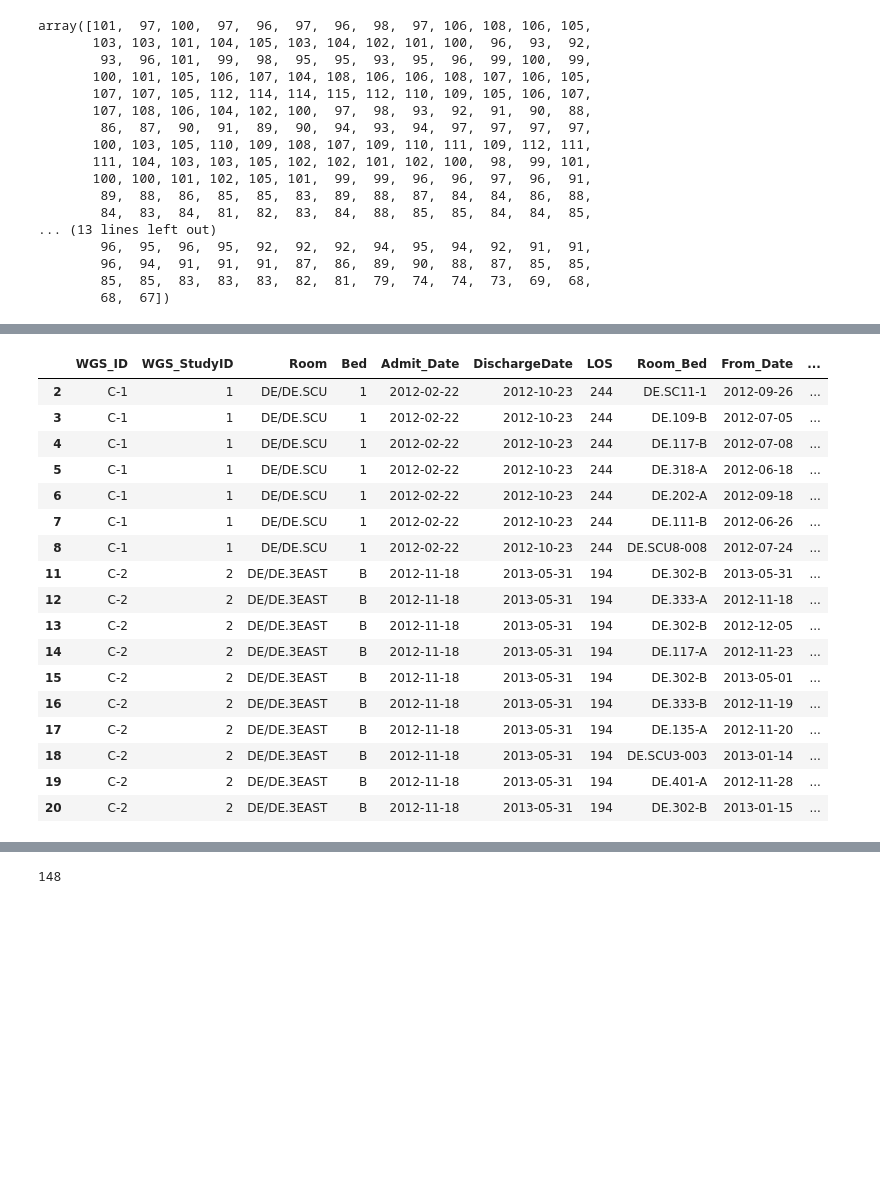
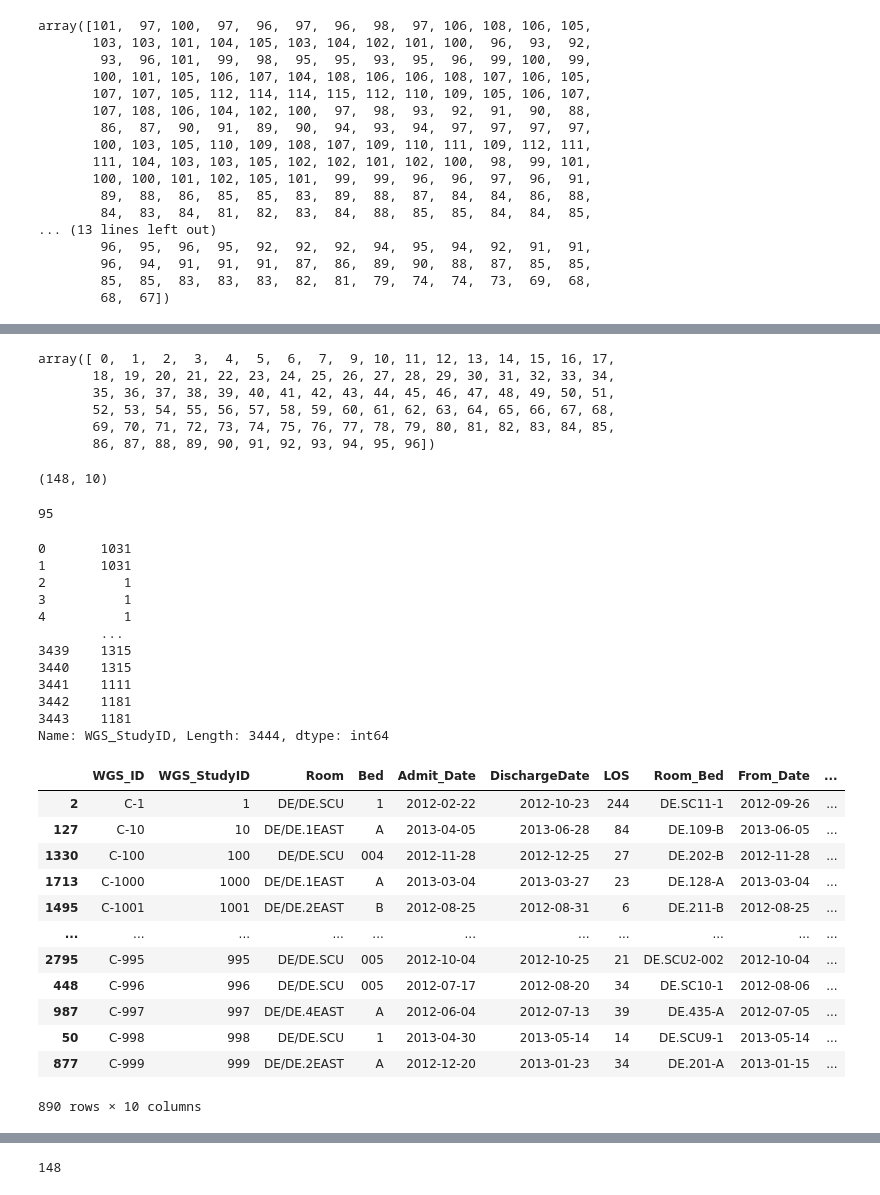
Before and after one commit to epibayes/np-epid, a Jupyter notebook: notebooks/crkp_explore.ipynb, the cells around one changed output, grey strips where cells are left out. Saved outputs shown, nothing was run; the diff lists cells and outputs as text; code cells hidden in the pictures; blank space fills up the shorter version.

```diff
--- a/notebooks/crkp_explore.ipynb
+++ b/notebooks/crkp_explore.ipynb
@@ -424,0 +467,13 @@ array([101,  97, 100,  97,  96,  97,  96,  98,  97, 106, 108, 106, 105,
+# %%
+np.unique(df_room.values)
+# %% [output]
+array([ 0,  1,  2,  3,  4,  5,  6,  7,  9, 10, 11, 12, 13, 14, 15, 16, 17,
+       18, 19, 20, 21, 22, 23, 24, 25, 26, 27, 28, 29, 30, 31, 32, 33, 34,
+       35, 36, 37, 38, 39, 40, 41, 42, 43, 44, 45, 46, 47, 48, 49, 50, 51,
+       52, 53, 54, 55, 56, 57, 58, 59, 60, 61, 62, 63, 64, 65, 66, 67, 68,
+       69, 70, 71, 72, 73, 74, 75, 76, 77, 78, 79, 80, 81, 82, 83, 84, 85,
+       86, 87, 88, 89, 90, 91, 92, 93, 94, 95, 96])
+# %%
+df_census.sort_values(["Room", "Room_Bed"]).drop_duplicates(["Room_Bed"]).shape
+# %% [output]
+(148, 10)
@@ -425,21 +482,35 @@ array([101,  97, 100,  97,  96,  97,  96,  98,  97, 106, 108, 106, 105,
+# %%
+df_census["Room_Bed"].str.replace("-A", "").str.replace("-B", "").nunique()
+# %% [output]
+95
 # %%
-df_census[df_census["WGS_StudyID"] <= 2]
+df_census["WGS_StudyID"]
 # %% [output]
-|  | WGS_ID | WGS_StudyID | Room | Bed | Admit_Date | DischargeDate | LOS | Room_Bed | From_Date | ... |
-| 2 | C-1 | 1 | DE/DE.SCU | 1 | 2012-02-22 | 2012-10-23 | 244 | DE.SC11-1 | 2012-09-26 | ... |
-| 3 | C-1 | 1 | DE/DE.SCU | 1 | 2012-02-22 | 2012-10-23 | 244 | DE.109-B | 2012-07-05 | ... |
-| 4 | C-1 | 1 | DE/DE.SCU | 1 | 2012-02-22 | 2012-10-23 | 244 | DE.117-B | 2012-07-08 | ... |
-| 5 | C-1 | 1 | DE/DE.SCU | 1 | 2012-02-22 | 2012-10-23 | 244 | DE.318-A | 2012-06-18 | ... |
-| 6 | C-1 | 1 | DE/DE.SCU | 1 | 2012-02-22 | 2012-10-23 | 244 | DE.202-A | 2012-09-18 | ... |
-| 7 | C-1 | 1 | DE/DE.SCU | 1 | 2012-02-22 | 2012-10-23 | 244 | DE.111-B | 2012-06-26 | ... |
-| 8 | C-1 | 1 | DE/DE.SCU | 1 | 2012-02-22 | 2012-10-23 | 244 | DE.SCU8-008 | 2012-07-24 | ... |
-| 11 | C-2 | 2 | DE/DE.3EAST | B | 2012-11-18 | 2013-05-31 | 194 | DE.302-B | 2013-05-31 | ... |
-| 12 | C-2 | 2 | DE/DE.3EAST | B | 2012-11-18 | 2013-05-31 | 194 | DE.333-A | 2012-11-18 | ... |
-| 13 | C-2 | 2 | DE/DE.3EAST | B | 2012-11-18 | 2013-05-31 | 194 | DE.302-B | 2012-12-05 | ... |
-| 14 | C-2 | 2 | DE/DE.3EAST | B | 2012-11-18 | 2013-05-31 | 194 | DE.117-A | 2012-11-23 | ... |
-| 15 | C-2 | 2 | DE/DE.3EAST | B | 2012-11-18 | 2013-05-31 | 194 | DE.302-B | 2013-05-01 | ... |
-| 16 | C-2 | 2 | DE/DE.3EAST | B | 2012-11-18 | 2013-05-31 | 194 | DE.333-B | 2012-11-19 | ... |
-| 17 | C-2 | 2 | DE/DE.3EAST | B | 2012-11-18 | 2013-05-31 | 194 | DE.135-A | 2012-11-20 | ... |
-| 18 | C-2 | 2 | DE/DE.3EAST | B | 2012-11-18 | 2013-05-31 | 194 | DE.SCU3-003 | 2013-01-14 | ... |
-| 19 | C-2 | 2 | DE/DE.3EAST | B | 2012-11-18 | 2013-05-31 | 194 | DE.401-A | 2012-11-28 | ... |
-| 20 | C-2 | 2 | DE/DE.3EAST | B | 2012-11-18 | 2013-05-31 | 194 | DE.302-B | 2013-01-15 | ... |
+0       1031
+1       1031
+2          1
+3          1
+4          1
+        ...
+3439    1315
+3440    1315
+3441    1111
+3442    1181
+3443    1181
+Name: WGS_StudyID, Length: 3444, dtype: int64
+# %%
+df_census.sort_values(["WGS_ID", "Admit_Date"]).drop_duplicates("WGS_ID")
+# %% [output]
+|  | WGS_ID | WGS_StudyID | Room | Bed | Admit_Date | DischargeDate | LOS | Room_Bed | From_Date | ... |
+| 2 | C-1 | 1 | DE/DE.SCU | 1 | 2012-02-22 | 2012-10-23 | 244 | DE.SC11-1 | 2012-09-26 | ... |
+| 127 | C-10 | 10 | DE/DE.1EAST | A | 2013-04-05 | 2013-06-28 | 84 | DE.109-B | 2013-06-05 | ... |
+| 1330 | C-100 | 100 | DE/DE.SCU | 004 | 2012-11-28 | 2012-12-25 | 27 | DE.202-B | 2012-11-28 | ... |
+| 1713 | C-1000 | 1000 | DE/DE.1EAST | A | 2013-03-04 | 2013-03-27 | 23 | DE.128-A | 2013-03-04 | ... |
+| 1495 | C-1001 | 1001 | DE/DE.2EAST | B | 2012-08-25 | 2012-08-31 | 6 | DE.211-B | 2012-08-25 | ... |
+| ... | ... | ... | ... | ... | ... | ... | ... | ... | ... | ... |
+| 2795 | C-995 | 995 | DE/DE.SCU | 005 | 2012-10-04 | 2012-10-25 | 21 | DE.SCU2-002 | 2012-10-04 | ... |
+| 448 | C-996 | 996 | DE/DE.SCU | 005 | 2012-07-17 | 2012-08-20 | 34 | DE.SC10-1 | 2012-08-06 | ... |
+| 987 | C-997 | 997 | DE/DE.4EAST | A | 2012-06-04 | 2012-07-13 | 39 | DE.435-A | 2012-07-05 | ... |
+| 50 | C-998 | 998 | DE/DE.SCU | 1 | 2013-04-30 | 2013-05-14 | 14 | DE.SCU9-1 | 2013-05-14 | ... |
+| 877 | C-999 | 999 | DE/DE.2EAST | A | 2012-12-20 | 2013-01-23 | 34 | DE.201-A | 2013-01-15 | ... |
+890 rows × 10 columns
```
Also changed, not shown: parts of 8 cells of this notebook, 3 other files.
